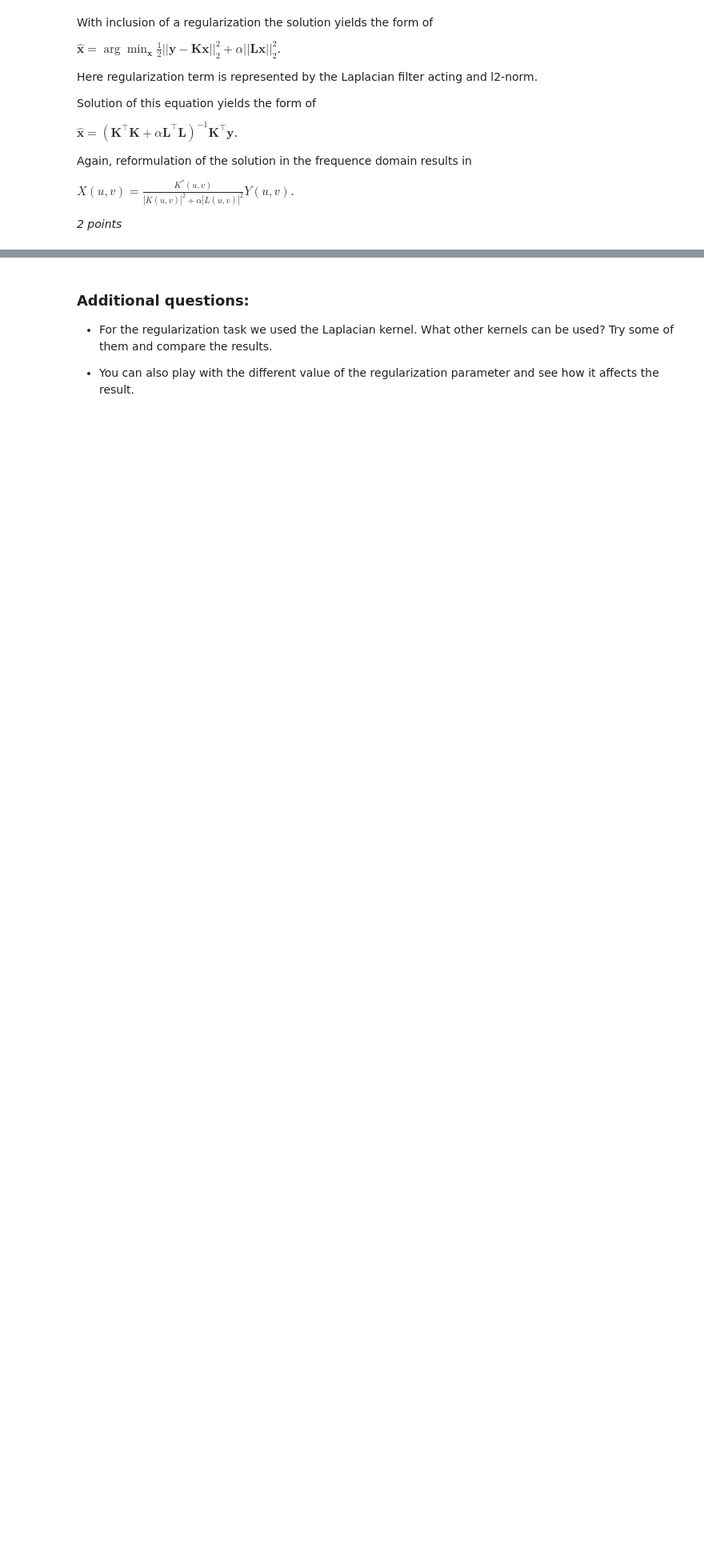
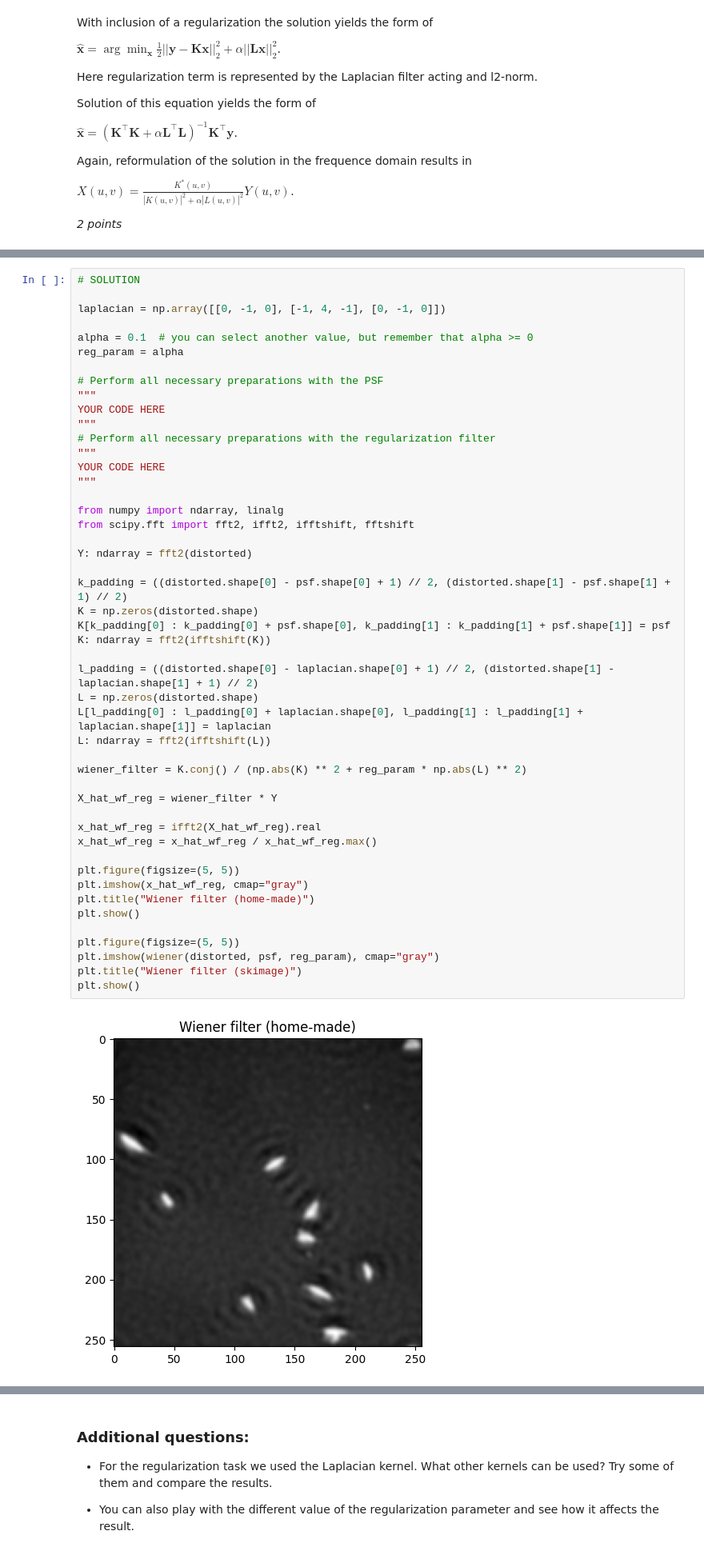
Before and after one commit to aigoncharov/course-bia, a Jupyter notebook: HW1/HW1_2025.ipynb, the cells around one changed output, grey strips where cells are left out. Shown at 80% size. Cells and saved outputs as stored; diff of their text form; blank space fills up the shorter version.

```diff
--- a/HW1/HW1_2025.ipynb
+++ b/HW1/HW1_2025.ipynb
@@ -183,0 +230,50 @@ x_hat_wf_reg = # YOUR CODE HERE #
+# %%
+# SOLUTION
+
+laplacian = np.array([[0, -1, 0], [-1, 4, -1], [0, -1, 0]])
+
+alpha = 0.1  # you can select another value, but remember that alpha >= 0
+reg_param = alpha
+
+# Perform all necessary preparations with the PSF
+"""
+YOUR CODE HERE
+"""
+# Perform all necessary preparations with the regularization filter
+"""
+YOUR CODE HERE
+"""
+
+from numpy import ndarray, linalg
+from scipy.fft import fft2, ifft2, ifftshift, fftshift
+
+Y: ndarray = fft2(distorted)
+
+k_padding = ((distorted.shape[0] - psf.shape[0] + 1) // 2, (distorted.shape[1] - psf.shape[1] + 1) // 2)
+K = np.zeros(distorted.shape)
+K[k_padding[0] : k_padding[0] + psf.shape[0], k_padding[1] : k_padding[1] + psf.shape[1]] = psf
+K: ndarray = fft2(ifftshift(K))
+
+l_padding = ((distorted.shape[0] - laplacian.shape[0] + 1) // 2, (distorted.shape[1] - laplacian.shape[1] + 1) // 2)
+L = np.zeros(distorted.shape)
+L[l_padding[0] : l_padding[0] + laplacian.shape[0], l_padding[1] : l_padding[1] + laplacian.shape[1]] = laplacian
+L: ndarray = fft2(ifftshift(L))
+
+wiener_filter = K.conj() / (np.abs(K) ** 2 + reg_param * np.abs(L) ** 2)
+
+X_hat_wf_reg = wiener_filter * Y
+
+x_hat_wf_reg = ifft2(X_hat_wf_reg).real
+x_hat_wf_reg = x_hat_wf_reg / x_hat_wf_reg.max()
+
+plt.figure(figsize=(5, 5))
+plt.imshow(x_hat_wf_reg, cmap="gray")
+plt.title("Wiener filter (home-made)")
+plt.show()
+
+plt.figure(figsize=(5, 5))
+plt.imshow(wiener(distorted, psf, reg_param), cmap="gray")
+plt.title("Wiener filter (skimage)")
+plt.show()
+# %% [output]
+[figure, added]
```
Also changed, not shown: parts of 16 cells of this notebook.
